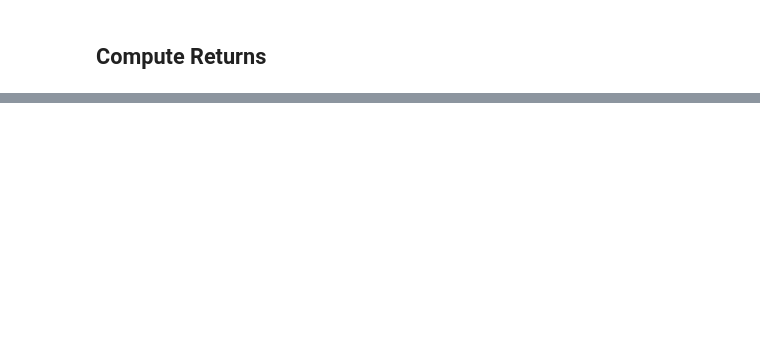
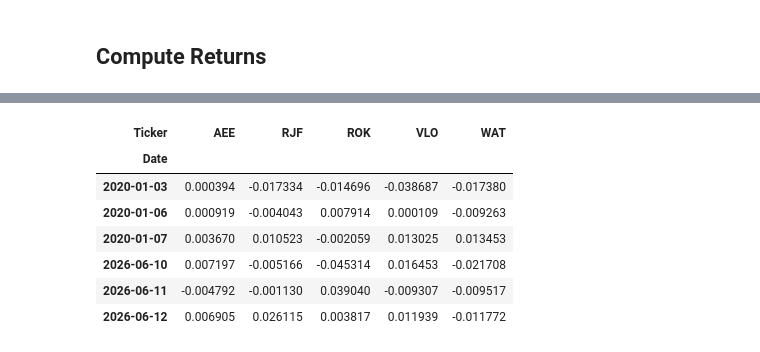
Before and after one commit to JamieW365/trading_algos, a Jupyter notebook: notebooks/efficient_frontier.ipynb, the cells around one changed output, grey strips where cells are left out. Saved outputs shown, nothing was run; the diff lists cells and outputs as text; code cells hidden in the pictures; blank space fills up the shorter version.

```diff
--- a/notebooks/efficient_frontier.ipynb
+++ b/notebooks/efficient_frontier.ipynb
@@ -54,5 +64,15 @@ log_prices = np.log(df_stocks.Close)
 # %%
 log_returns = (log_prices - log_prices.shift(1)).dropna()
+ht(log_returns)
+# %% [output]
+| Ticker | AEE | RJF | ROK | VLO | WAT |
+| Date |  |  |  |  |  |
+| 2020-01-03 | 0.000394 | -0.017334 | -0.014696 | -0.038687 | -0.017380 |
+| 2020-01-06 | 0.000919 | -0.004043 | 0.007914 | 0.000109 | -0.009263 |
+| 2020-01-07 | 0.003670 | 0.010523 | -0.002059 | 0.013025 | 0.013453 |
+| 2026-06-10 | 0.007197 | -0.005166 | -0.045314 | 0.016453 | -0.021708 |
+| 2026-06-11 | -0.004792 | -0.001130 | 0.039040 | -0.009307 | -0.009517 |
+| 2026-06-12 | 0.006905 | 0.026115 | 0.003817 | 0.011939 | -0.011772 |
 # %%
 mu = log_returns.mean() * 252
 mu
```
Also changed, not shown: parts of 22 cells of this notebook.
